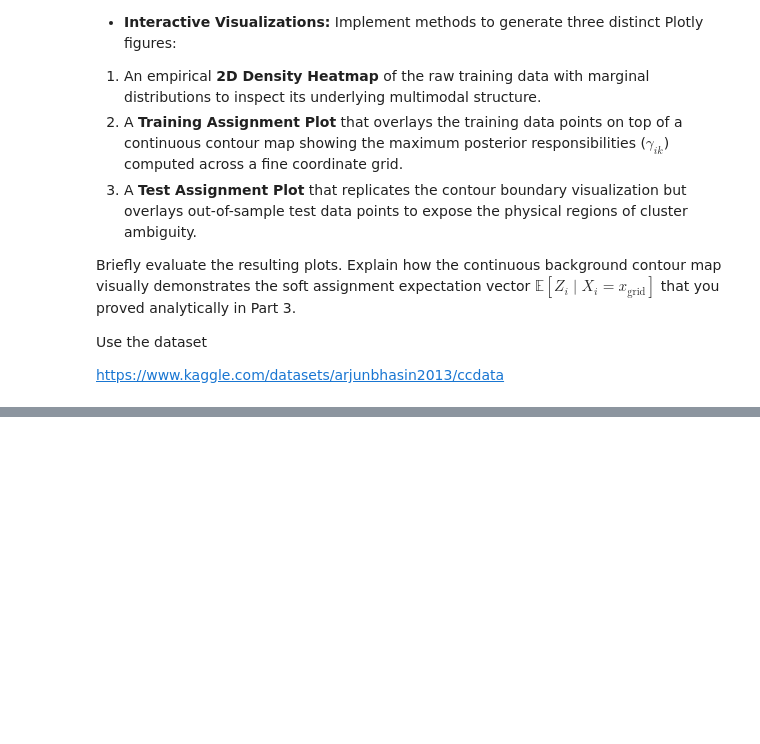
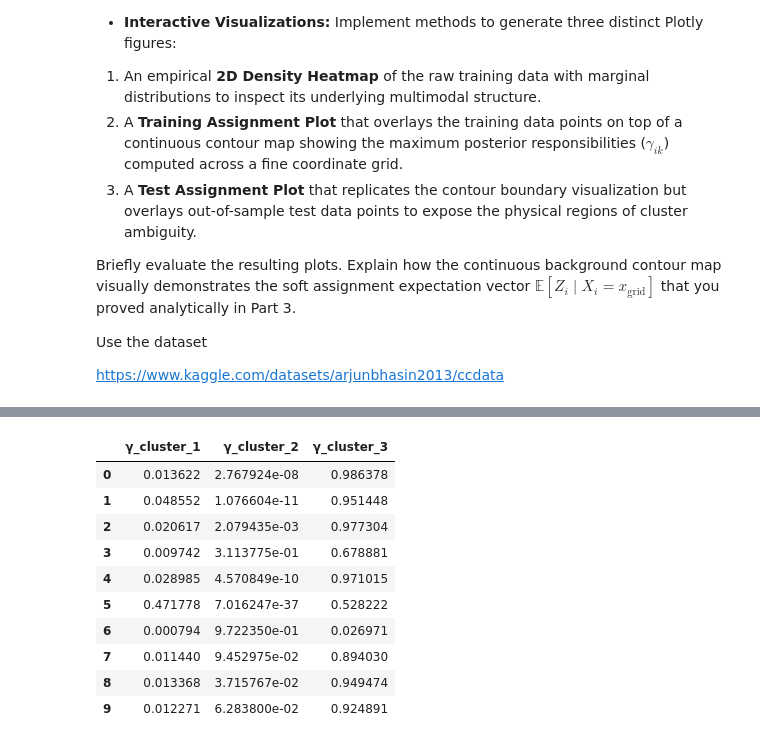
Before and after one commit to ravindyaparami/Statistical-Learning-e20056, a Jupyter notebook: E20056_Bayesian_Inference_Assignment.ipynb, the cells around one changed output, grey strips where cells are left out. Saved outputs shown, nothing was run; the diff lists cells and outputs as text; code cells hidden in the pictures; blank space fills up the shorter version.

```diff
--- a/E20056_Bayesian_Inference_Assignment.ipynb
+++ b/E20056_Bayesian_Inference_Assignment.ipynb
@@ -451,0 +3423,10 @@ https://www.kaggle.com/datasets/arjunbhasin2013/ccdata
+# %%
+  segmenter = GMMFinancialSegmenter(
+      n_components=3,
+      test_size=0.20,
+      random_state=42 )
+
+  segmenter.prepare_data(
+      df,
+      features=( "PURCHASES", "CREDIT_LIMIT" ) )
+  segmenter.fit()
@@ -451,0 +3509,17 @@ https://www.kaggle.com/datasets/arjunbhasin2013/ccdata
+# %%
+  responsibility_df = pd.DataFrame(
+      segmenter.train_responsibilities,
+      columns=[ "γ_cluster_1", "γ_cluster_2", "γ_cluster_3" ] )
+  display( responsibility_df.head(10) )
+# %% [output]
+|  | γ_cluster_1 | γ_cluster_2 | γ_cluster_3 |
+| 0 | 0.013622 | 2.767924e-08 | 0.986378 |
+| 1 | 0.048552 | 1.076604e-11 | 0.951448 |
+| 2 | 0.020617 | 2.079435e-03 | 0.977304 |
+| 3 | 0.009742 | 3.113775e-01 | 0.678881 |
+| 4 | 0.028985 | 4.570849e-10 | 0.971015 |
+| 5 | 0.471778 | 7.016247e-37 | 0.528222 |
+| 6 | 0.000794 | 9.722350e-01 | 0.026971 |
+| 7 | 0.011440 | 9.452975e-02 | 0.894030 |
+| 8 | 0.013368 | 3.715767e-02 | 0.949474 |
+| 9 | 0.012271 | 6.283800e-02 | 0.924891 |
```
Also changed, not shown: parts of 25 cells of this notebook.
